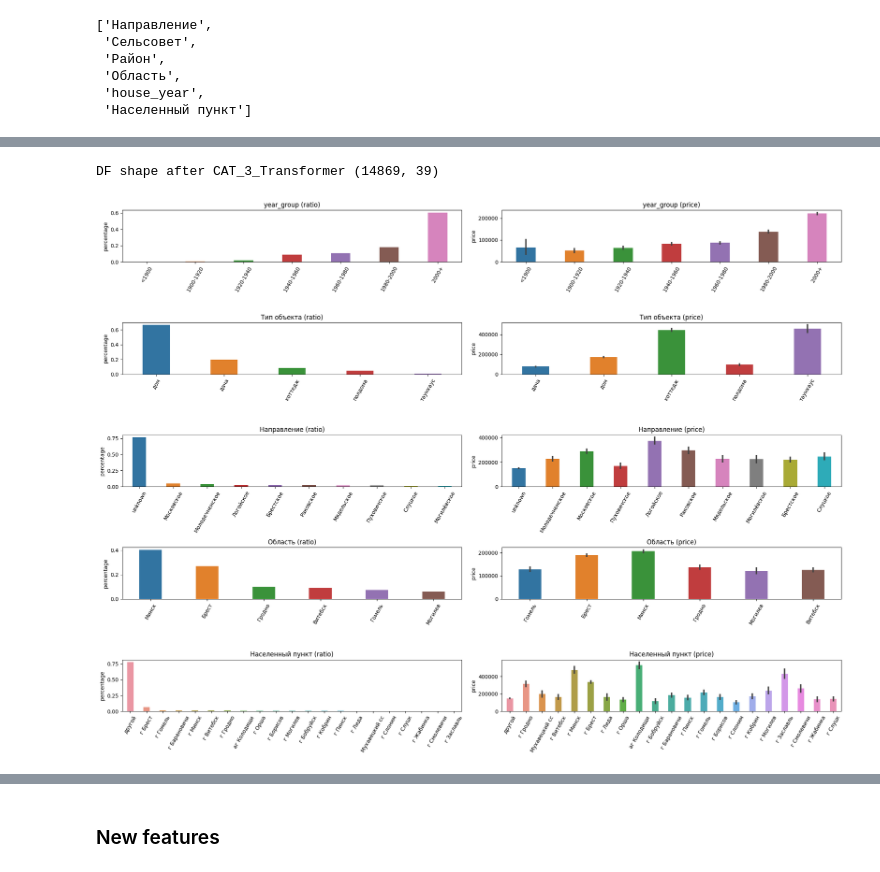
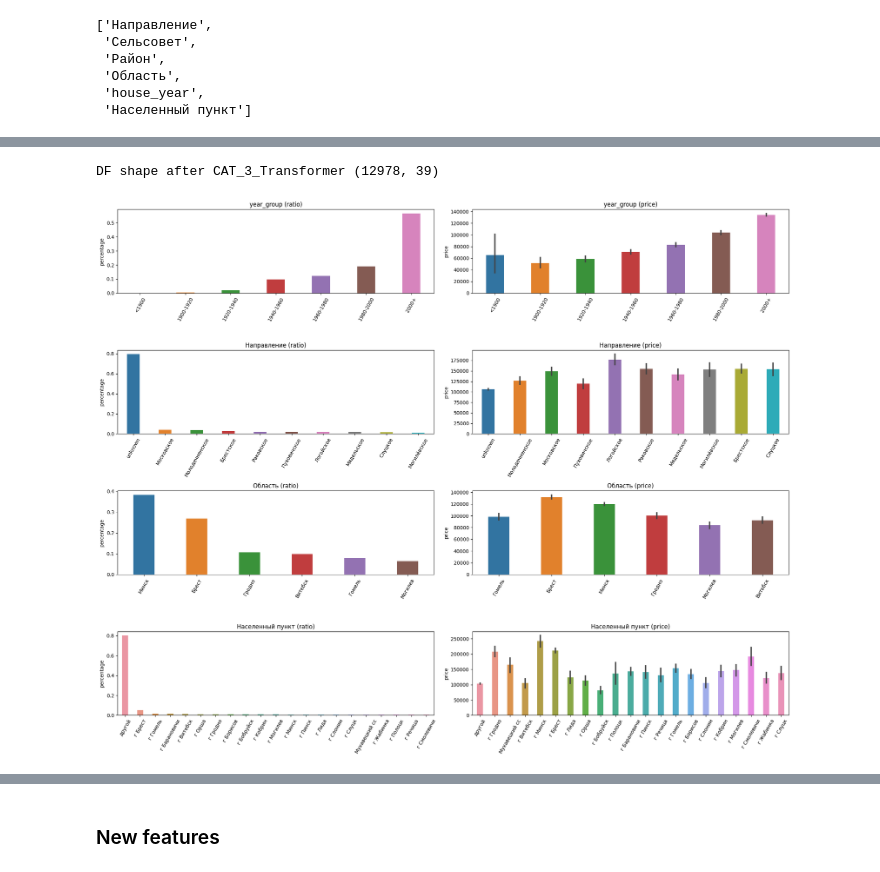
Before and after one commit to ssiarhei115/CountryHouse-price-prediction, a Jupyter notebook: code.ipynb, the cells around one changed output, grey strips where cells are left out. Saved outputs shown, nothing was run; the diff lists cells and outputs as text; code cells hidden in the pictures.

```diff
--- a/code.ipynb
+++ b/code.ipynb
@@ -119,9 +215,13 @@ class NUM_Transformer(TransformerMixin, BaseEstimator):
         X['house_width'] = X['Ширина застройки'].apply(lambda x: float(re.findall(r"\d+\.*\d*", x)[0]) if x is not np.nan else x)
         X['house_length'] = X['Длина застройки'].apply(lambda x: float(re.findall(r"\d+\.*\d*", x)[0]) if x is not np.nan else x)
 
+        # delete not processed features
         X.drop(['Площадь участка', 'Площадь общая', 'Уровней в доме', 'Год постройки', 'Процент готовности', 'Координаты', 'Цена',
-              'Площадь жилая', 'Площадь кухни', 'Ширина застройки', 'Длина застройки', 'kitchen_area', 'liv_house_area','house_length','house_width'], axis=1, inplace=True)
+              'Площадь жилая', 'Площадь кухни', 'Ширина застройки', 'Длина застройки'], axis=1, inplace=True)
+        # drop following features wich contains plenty of nan-values
+        X.drop(['kitchen_area', 'liv_house_area','house_length','house_width'], axis=1, inplace=True)
 
+        # fill nan
         X = X.fillna({
             'house_readiness': X['house_readiness'].median(),
             'house_area': X['house_area'].median(),
@@ -131,7 +231,9 @@ class NUM_Transformer(TransformerMixin, BaseEstimator):
         })
 
         X = X[X['house_coordinates'].notna()]
-        X = X[(X['price']<500000) & (X['price']>1000)]
+        # remove the entries with price more than 500000. this improves the scores but this the topic to discuss.
+        # But it's obvious that price without restriction increases the price dispersion in the categories
+        X = X[(X['price']<400000) & (X['price']>1000)]
 
         print(f"DF shape after NUM_Transformer {X.shape}")
 
@@ -399,7 +550,7 @@ class CAT_1_Transformer(TransformerMixin, BaseEstimator):
             "['Местная']":'местная',
             "['Есть']":'есть',
             "['Центральная']":'центральн.',
-            "['Нет']":'нет',
+            "['Нет']":'с/у наружн.',
             })
 
         X['Электроснабжение'] = X['Электроснабжение'].map({
@@ -437,7 +588,7 @@ class CAT_1_Transformer(TransformerMixin, BaseEstimator):
             "['Водопровод']":'водопровод'
             })
 
-
+        # fill nan-values
         X[self.categories] = X[self.categories].fillna('нет')
 
         print(f"DF shape after CAT_1_Transformer {X.shape}")
@@ -535,7 +717,7 @@ class CAT_2_Transformer(TransformerMixin, BaseEstimator):
             "['Керамзитбетон']":'керамзитобетон',
             "['Каркасный', 'деревянный']":'каркасн. дер.',
             "['Белый', 'кирпич']":'кирпич бел.',
-            "['Бревенчатый']":'сруб',
+            "['Бревенчатый']":'бревенчатый',
             "['Силикатные', 'блоки']":'блок г/с',
             "['Красный', 'кирпич']":'кирпич',
             "['Панельный']":'панельн.',
@@ -633,6 +837,7 @@ class CAT_3_Transformer(TransformerMixin, BaseEstimator):
         X['Направление'] = X['Направление'].apply(
             lambda x: re.findall(r'\'(\w{5,})\,.', x)[0] if x is not np.nan else x)
         X['Направление'] = X['Направление'].fillna('unknown')
+        # добавим новый бинарный признак. расположение в городе
         X['in_city'] = X['Населенный пункт'].apply(
             lambda x: 1 if len(re.findall(r'\'([г]{1}\.)\'', x))==1 else 0)
         X['Населенный пункт'] = X['Населенный пункт'].apply(
@@ -662,12 +867,6 @@ class CAT_3_Transformer(TransformerMixin, BaseEstimator):
         X.loc[X[X['Населенный пункт']=="г Минск"].index,'Район'] = 'Минск'
         X = X[X['Район'].notna()]
 
-        #df_district = pd.read_csv('data/districts.csv').rename(columns={'Unnamed: 0':'Район'})
-        #X = pd.merge(X, df_district, how='left', on='Район')
-
-        #largest_districts = X['Район'].value_counts().nlargest(30).index
-        #X['Район'] = X['Район'].apply(lambda x: x if x in largest_districts else 'другой')
-
         largest_towns = X['Населенный пункт'].value_counts().nlargest(20).index
         X['Населенный пункт'] = X['Населенный пункт'].apply(lambda x: x if x in largest_towns else 'другой')
 
@@ -681,8 +880,8 @@ class CAT_3_Transformer(TransformerMixin, BaseEstimator):
 cat_3_treat = CAT_3_Transformer(fill_na_manage)
 df = cat_3_treat.transform(df)
 # %% [output]
-DF shape after CAT_3_Transformer (14869, 39)
+DF shape after CAT_3_Transformer (12978, 39)
 # %%
-draw_categories(df,['year_group', 'Тип объекта','Направление', 'Область', 'Населенный пункт'],20,60)
+draw_categories(df,['year_group','Направление', 'Область', 'Населенный пункт'],20,60)
 # %% [output]
-[figure, old version]
+[figure, new version]
```
Also changed, not shown: parts of 93 cells of this notebook, 11 other files.
